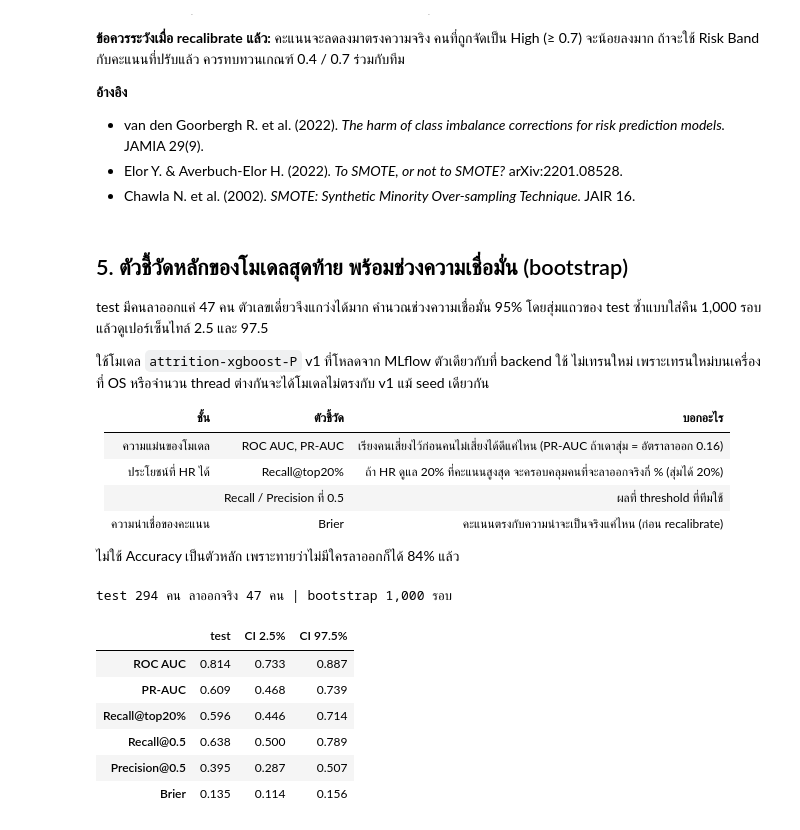
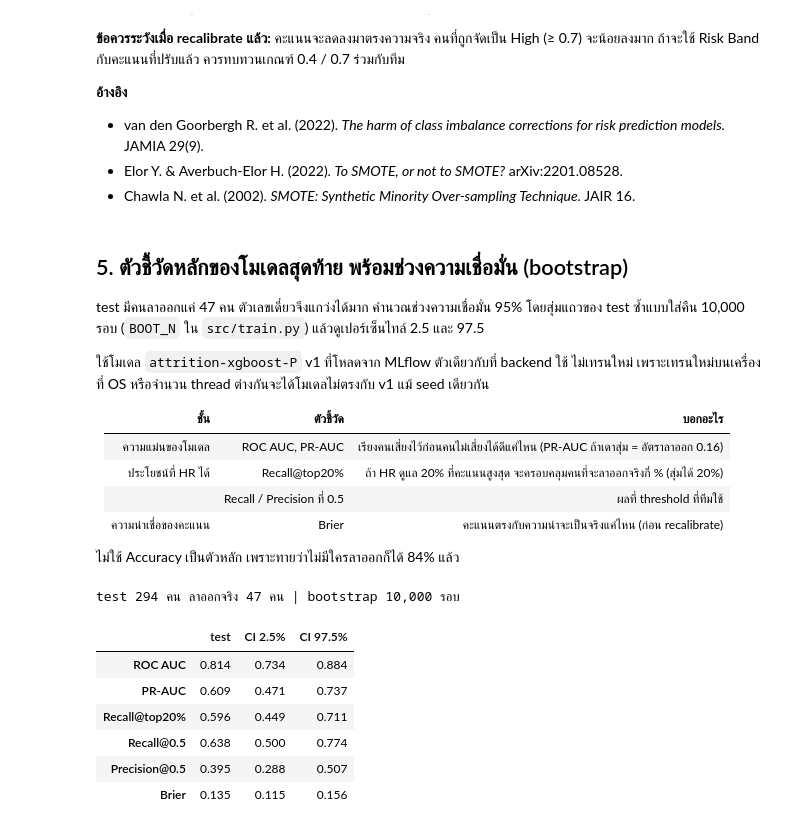
Before and after one commit to InkSpuDek66/employee-attrition-predictor, a Jupyter notebook: notebooks/07_imbalance_S.ipynb, the cells around one changed output. Cells and saved outputs as stored; diff of their text form; code cells hidden in the pictures.

```diff
--- a/notebooks/07_imbalance_S.ipynb
+++ b/notebooks/07_imbalance_S.ipynb
@@ -199,7 +199,7 @@ test 294 คน ลาออกจริง 47 คน (0.160)
 # %% [markdown]
 ## 5. ตัวชี้วัดหลักของโมเดลสุดท้าย พร้อมช่วงความเชื่อมั่น (bootstrap)
 
-test มีคนลาออกแค่ 47 คน ตัวเลขเดี่ยวจึงแกว่งได้มาก คำนวณช่วงความเชื่อมั่น 95% โดยสุ่มแถวของ test ซ้ำแบบใส่คืน 1,000 รอบ แล้วดูเปอร์เซ็นไทล์ 2.5 และ 97.5
+test มีคนลาออกแค่ 47 คน ตัวเลขเดี่ยวจึงแกว่งได้มาก คำนวณช่วงความเชื่อมั่น 95% โดยสุ่มแถวของ test ซ้ำแบบใส่คืน 10,000 รอบ (`BOOT_N` ใน `src/train.py`) แล้วดูเปอร์เซ็นไทล์ 2.5 และ 97.5
 
 ใช้โมเดล `attrition-xgboost-P` v1 ที่โหลดจาก MLflow ตัวเดียวกับที่ backend ใช้ ไม่เทรนใหม่ เพราะเทรนใหม่บนเครื่องที่ OS หรือจำนวน thread ต่างกันจะได้โมเดลไม่ตรงกับ v1 แม้ seed เดียวกัน
 
@@ -214,26 +214,26 @@ test มีคนลาออกแค่ 47 คน ตัวเลขเดี
 # %%
 def recall_at_top(y, p, frac=0.2):  # นิยามเดียวกับ notebook 04
     top = np.argsort(-p)[: int(len(p) * frac)]
     return y[top].sum() / y.sum()
 
 def headline(y, p):
     return {"ROC AUC": roc_auc_score(y, p), "PR-AUC": average_precision_score(y, p), "Recall@top20%": recall_at_top(y, p),
             "Recall@0.5": recall_score(y, p >= 0.5), "Precision@0.5": precision_score(y, p >= 0.5), "Brier": brier_score_loss(y, p)}
 
 os.environ["MLFLOW_ENABLE_ARTIFACTS_PROGRESS_BAR"] = "false"  # ไม่ให้แถบดาวน์โหลดติดไปใน output
 mlflow_setup.setup()  # MLflow ตาม .env (DagsHub) อ่านอย่างเดียว
 p_final = mlflow.xgboost.load_model("models:/attrition-xgboost-P/1").predict_proba(Xte)[:, 1]
 yv = yte.to_numpy()
-rng = np.random.default_rng(42)
-boots = pd.DataFrame([headline(yv[i], p_final[i]) for i in (rng.integers(0, len(yv), len(yv)) for _ in range(1000))])
-print(f"test {len(yv)} คน ลาออกจริง {int(yv.sum())} คน | bootstrap 1,000 รอบ")
+rng = np.random.default_rng(BOOT_SEED)
+boots = pd.DataFrame([headline(yv[i], p_final[i]) for i in (rng.integers(0, len(yv), len(yv)) for _ in range(BOOT_N))])
+print(f"test {len(yv)} คน ลาออกจริง {int(yv.sum())} คน | bootstrap {BOOT_N:,} รอบ")
 pd.DataFrame({"test": headline(yv, p_final), "CI 2.5%": boots.quantile(0.025), "CI 97.5%": boots.quantile(0.975)}).round(3)
 # %% [output]
-test 294 คน ลาออกจริง 47 คน | bootstrap 1,000 รอบ
+test 294 คน ลาออกจริง 47 คน | bootstrap 10,000 รอบ
 |  | test | CI 2.5% | CI 97.5% |
-| ROC AUC | 0.814 | 0.733 | 0.887 |
-| PR-AUC | 0.609 | 0.468 | 0.739 |
-| Recall@top20% | 0.596 | 0.446 | 0.714 |
-| Recall@0.5 | 0.638 | 0.500 | 0.789 |
-| Precision@0.5 | 0.395 | 0.287 | 0.507 |
-| Brier | 0.135 | 0.114 | 0.156 |
+| ROC AUC | 0.814 | 0.734 | 0.884 |
+| PR-AUC | 0.609 | 0.471 | 0.737 |
+| Recall@top20% | 0.596 | 0.449 | 0.711 |
+| Recall@0.5 | 0.638 | 0.500 | 0.774 |
+| Precision@0.5 | 0.395 | 0.288 | 0.507 |
+| Brier | 0.135 | 0.115 | 0.156 |
```
Also changed, not shown: parts of 1 cell of this notebook, 1 other file.
